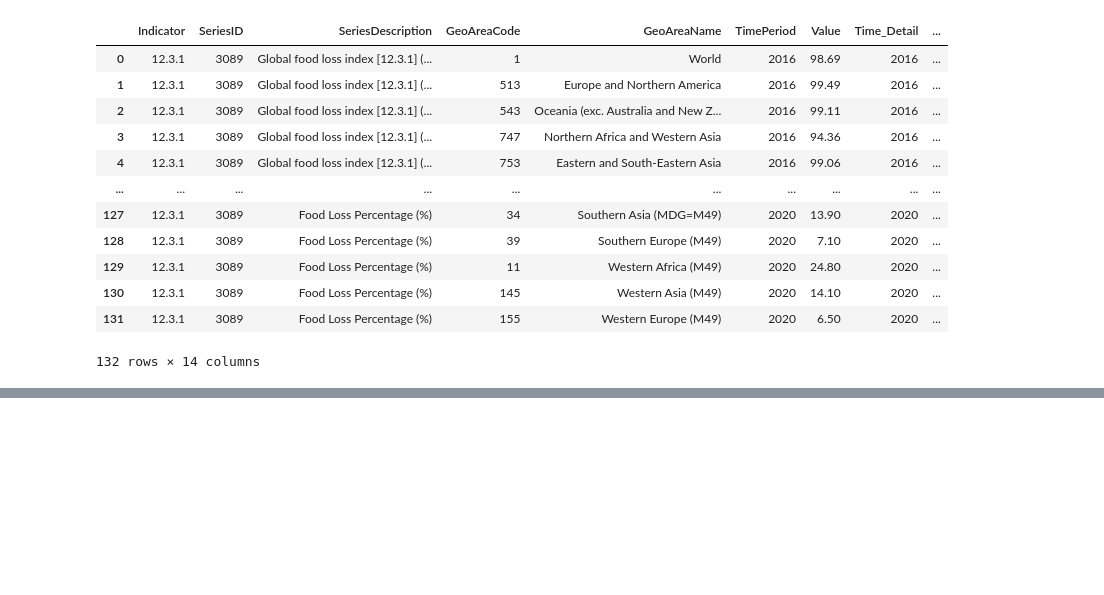
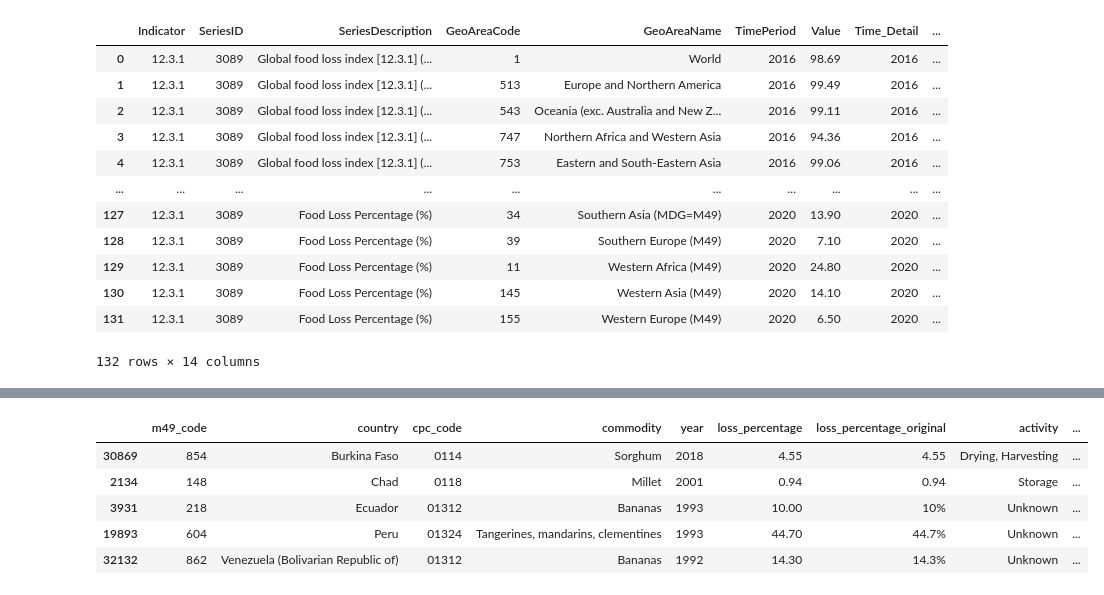
Before and after one commit to pariosur/food_waste, a Jupyter notebook: food_waste/Food Waste Analysis.ipynb, the cells around one changed output, grey strips where cells are left out. Cells and saved outputs as stored; diff of their text form; code cells hidden in the pictures; blank space fills up the shorter version.

```diff
--- a/food_waste/Food Waste Analysis.ipynb
+++ b/food_waste/Food Waste Analysis.ipynb
@@ -581,0 +603,9 @@ Name: method_data_collection, dtype: int64
+# %%
+df.sample(5)
+# %% [output]
+|  | m49_code | country | cpc_code | commodity | year | loss_percentage | loss_percentage_original | activity | ... |
+| 30869 | 854 | Burkina Faso | 0114 | Sorghum | 2018 | 4.55 | 4.55 | Drying, Harvesting | ... |
+| 2134 | 148 | Chad | 0118 | Millet | 2001 | 0.94 | 0.94 | Storage | ... |
+| 3931 | 218 | Ecuador | 01312 | Bananas | 1993 | 10.00 | 10% | Unknown | ... |
+| 19893 | 604 | Peru | 01324 | Tangerines, mandarins, clementines | 1993 | 44.70 | 44.7% | Unknown | ... |
+| 32132 | 862 | Venezuela (Bolivarian Republic of) | 01312 | Bananas | 1992 | 14.30 | 14.3% | Unknown | ... |
```
Also changed, not shown: parts of 29 cells of this notebook, 7 other files.
